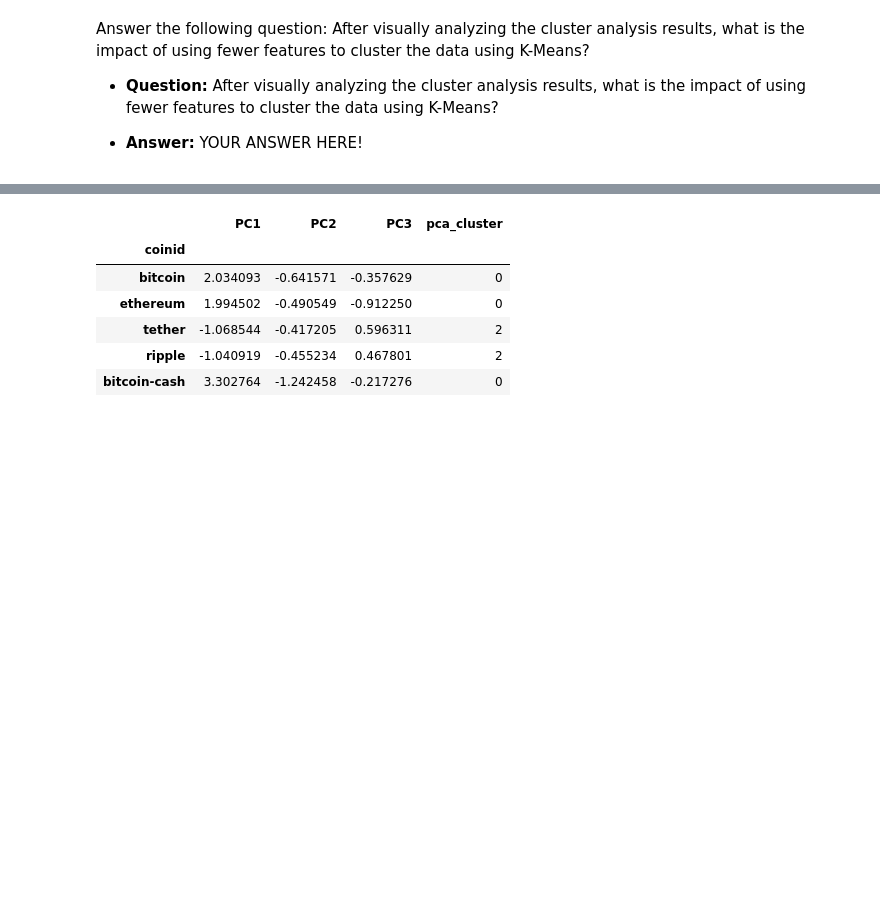
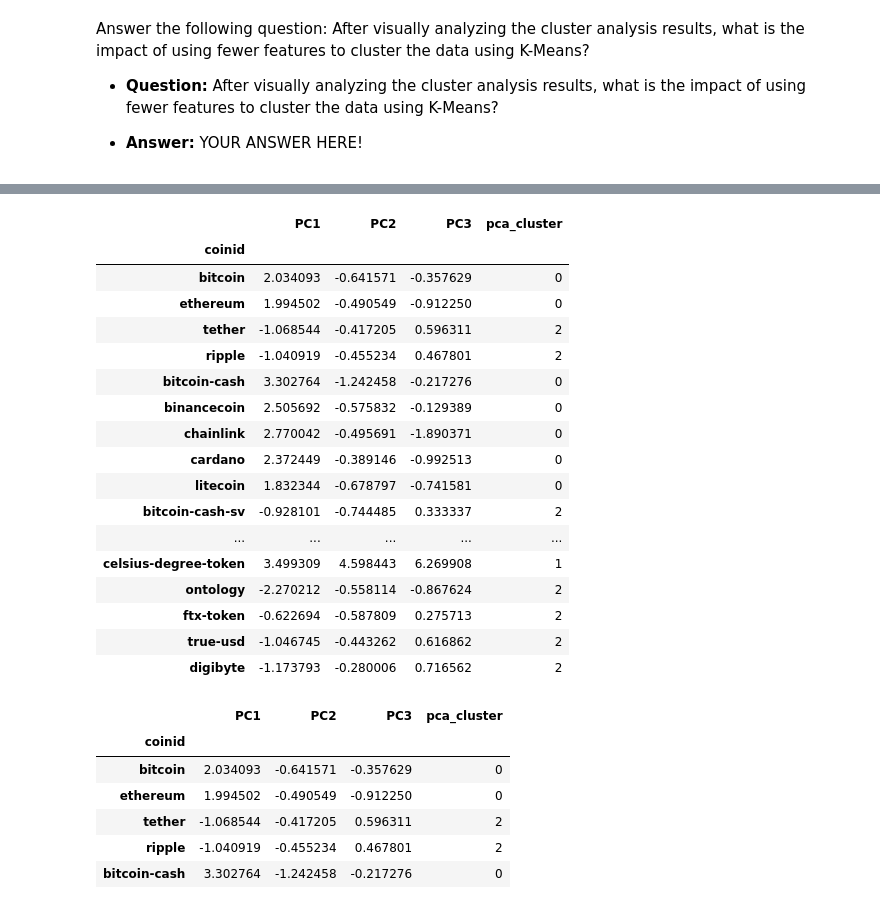
Before and after one commit to rdillens/10_KMeans_Clusters, a Jupyter notebook: crypto_investments.ipynb, the cells around one changed output, grey strips where cells are left out. Drawn from its saved outputs; the diff is of its cells as text; code cells hidden in the pictures; blank space fills up the shorter version.

```diff
--- a/crypto_investments.ipynb
+++ b/crypto_investments.ipynb
@@ -603,6 +603,27 @@ cluster_plot_comp_2 = cluster_plot_1.opts(
 cluster_plot_comp_2
 # %% [output]
 [interactive output not drawn]
+# %%
+df_market_pca_data
+# %% [output]
+|  | PC1 | PC2 | PC3 | pca_cluster |
+| coinid |  |  |  |  |
+| bitcoin | 2.034093 | -0.641571 | -0.357629 | 0 |
+| ethereum | 1.994502 | -0.490549 | -0.912250 | 0 |
+| tether | -1.068544 | -0.417205 | 0.596311 | 2 |
+| ripple | -1.040919 | -0.455234 | 0.467801 | 2 |
+| bitcoin-cash | 3.302764 | -1.242458 | -0.217276 | 0 |
+| binancecoin | 2.505692 | -0.575832 | -0.129389 | 0 |
+| chainlink | 2.770042 | -0.495691 | -1.890371 | 0 |
+| cardano | 2.372449 | -0.389146 | -0.992513 | 0 |
+| litecoin | 1.832344 | -0.678797 | -0.741581 | 0 |
+| bitcoin-cash-sv | -0.928101 | -0.744485 | 0.333337 | 2 |
+| ... | ... | ... | ... | ... |
+| celsius-degree-token | 3.499309 | 4.598443 | 6.269908 | 1 |
+| ontology | -2.270212 | -0.558114 | -0.867624 | 2 |
+| ftx-token | -0.622694 | -0.587809 | 0.275713 | 2 |
+| true-usd | -1.046745 | -0.443262 | 0.616862 | 2 |
+| digibyte | -1.173793 | -0.280006 | 0.716562 | 2 |
 # %%
 cluster_pca_subplots = df_market_pca_data.hvplot.scatter(
     x='PC1',
```
Also changed, not shown: parts of 2 cells of this notebook, 2 other files.
